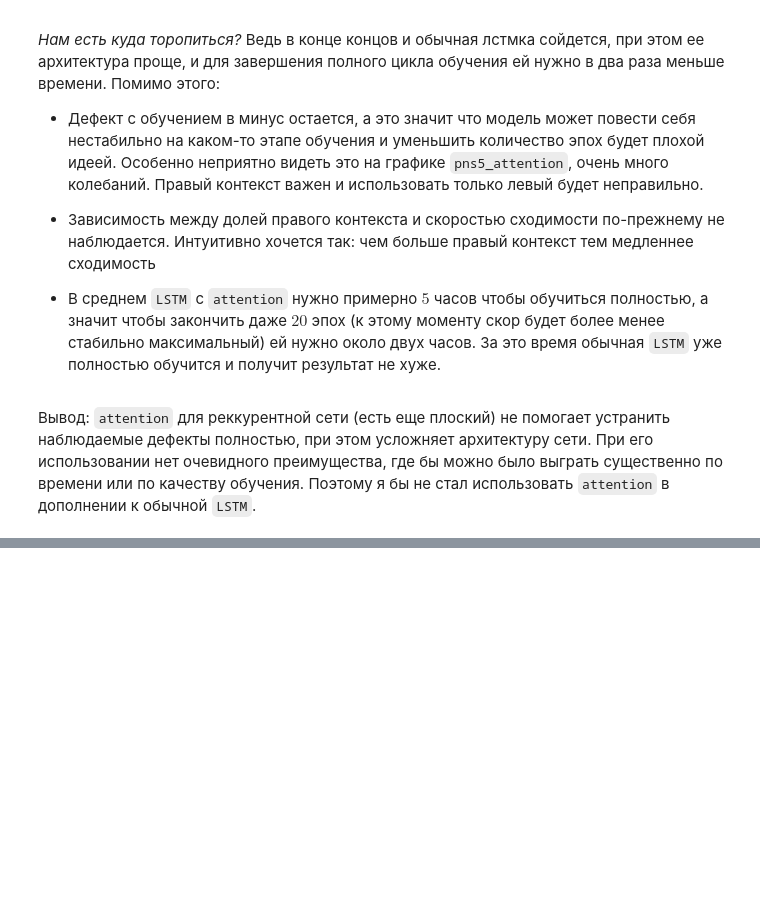
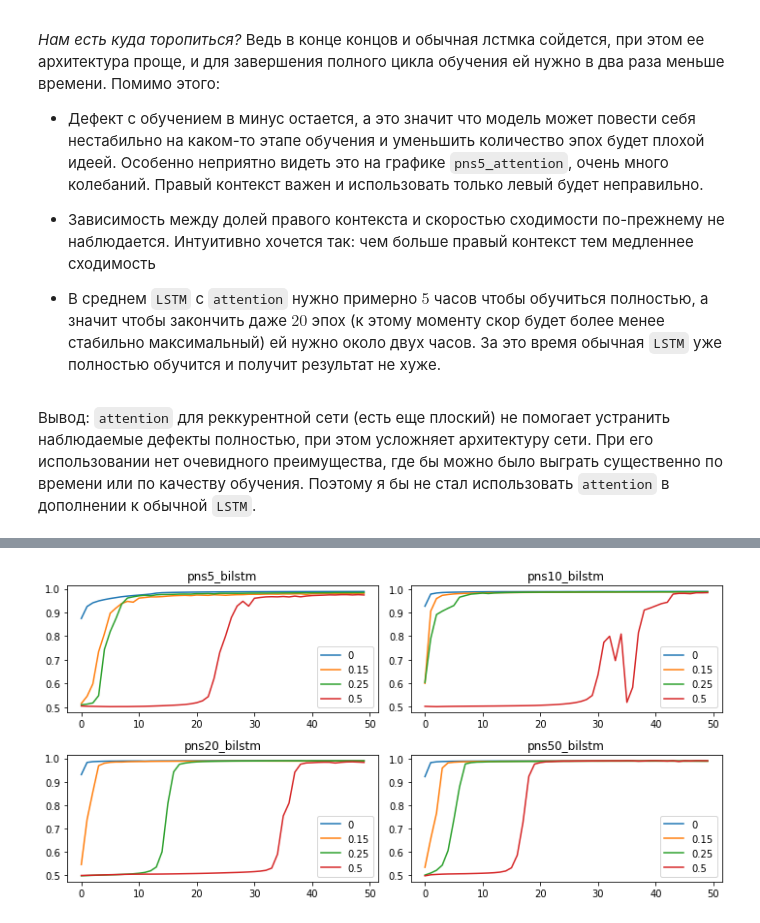
Before and after one commit to okulovsky/grammar_ru, a Jupyter notebook: notebooks/2022 Autumn/AttentionAffect.ipynb, the cells around one changed output, grey strips where cells are left out. Cells and saved outputs as stored; diff of their text form; code cells hidden in the pictures; blank space fills up the shorter version.

```diff
--- a/notebooks/2022 Autumn/AttentionAffect.ipynb
+++ b/notebooks/2022 Autumn/AttentionAffect.ipynb
@@ -150,0 +177,6 @@ plot_roc_auc_score([pns5_attention, pns10_attention, pns20_attention, pns50_atte
+# %%
+plot_roc_auc_score([pns5_bilstm, pns10_bilstm, pns20_bilstm, pns50_bilstm],
+                        ['pns5_bilstm', 'pns10_bilstm', 'pns20_bilstm', 'pns50_bilstm']
+)
+# %% [output]
+[figure, added]
```
Also changed, not shown: parts of 7 cells of this notebook, 5 other files.
